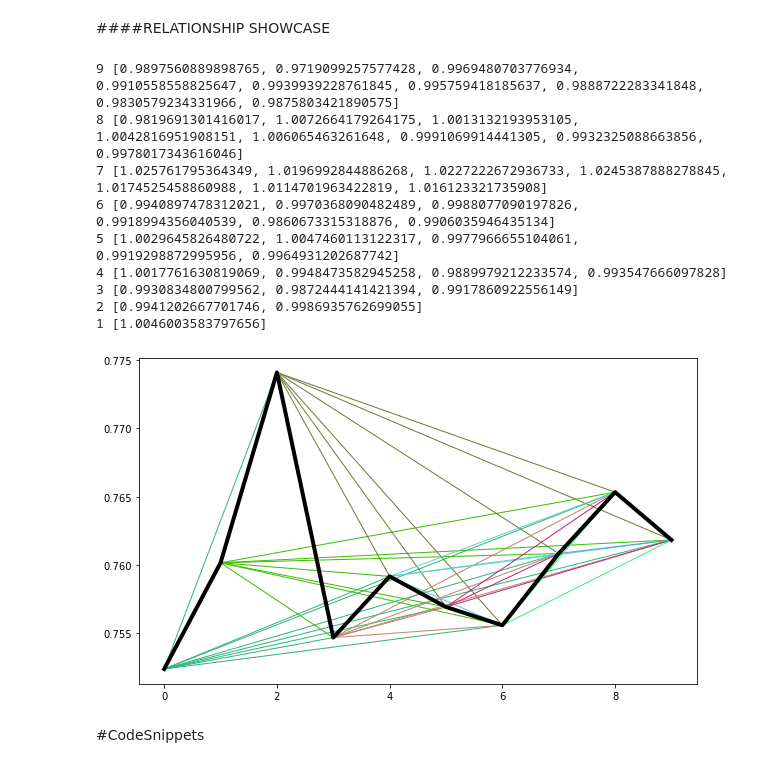
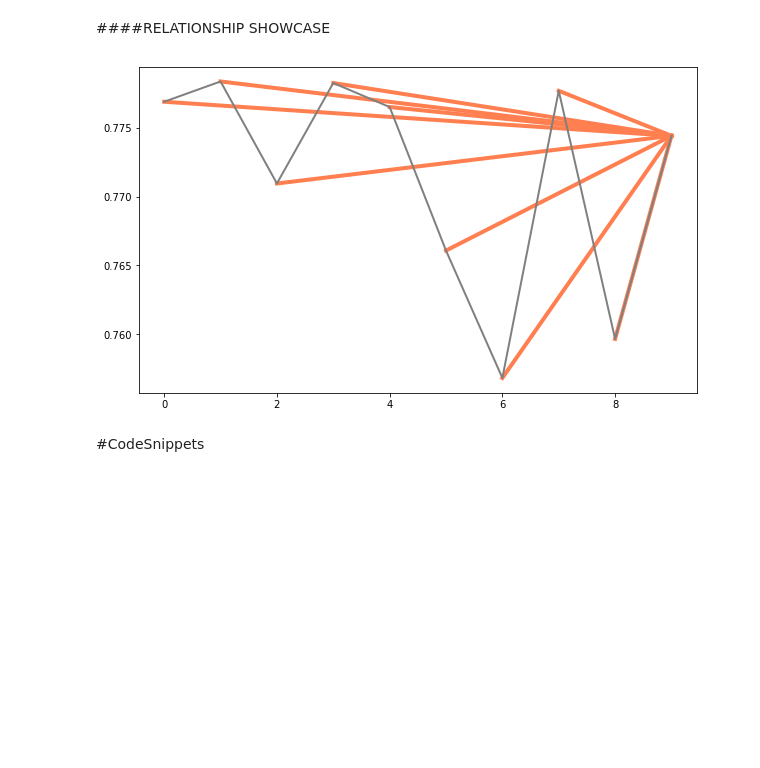
Before and after one commit to DanielSchussmann/Seminar, a Jupyter notebook: Seminar.ipynb, the cells around one changed output. Cells and saved outputs as stored; diff of their text form; code cells hidden in the pictures; blank space fills up the shorter version.

```diff
--- a/Seminar.ipynb
+++ b/Seminar.ipynb
@@ -26,34 +26,22 @@ $$ x_{2,4} = \sigma [\sum_{j=1}^{n_1}(w_{(1,j,4)}^T * x_{1,j}) +b_{2,4}] \\ $$
 ####RELATIONSHIP SHOWCASE
 # %%
 import numpy as np
+
 import matplotlib.pyplot as plt
-
 x = np.random.uniform(low=0.750, high=0.780, size=(10,))
 
 plt.figure(figsize=(10, 6))
-
-for j in range(len(x)-1):
-    temp = []
-    color=(np.random.random(), np.random.random(), np.random.random())
-    for i in range(j+1,len(x)):
-        temp.append(x[j]/x[i])
-        plt.plot([j,i],[x[j],x[i]], color=color, linewidth=1)
-    print(len(temp),temp)
-
-
-plt.plot(x,color='black',linewidth=4)
+def last_relation(x):
+    output = []
+    for j in range(0,len(x)-1):
+            output.append(x[-1]/x[j])
+            plt.plot([len(x)-1, j], [x[-1], x[j]], color='coral', linewidth=4)
+    return output
+last_relation(x)
+plt.plot(x,color='gray',linewidth=2)
 plt.show()
 # %% [output]
-9 [0.9897560889898765, 0.9719099257577428, 0.9969480703776934, 0.9910558558825647, 0.9939939228761845, 0.995759418185637, 0.9888722283341848, 0.9830579234331966, 0.9875803421890575]
-8 [0.9819691301416017, 1.0072664179264175, 1.0013132193953105, 1.0042816951908151, 1.006065463261648, 0.9991069914441305, 0.9932325088663856, 0.9978017343616046]
-7 [1.025761795364349, 1.0196992844886268, 1.0227222672936733, 1.0245387888278845, 1.0174525458860988, 1.0114701963422819, 1.016123321735908]
-6 [0.9940897478312021, 0.9970368090482489, 0.9988077090197826, 0.9918994356040539, 0.9860673315318876, 0.9906035946435134]
-5 [1.0029645826480722, 1.0047460113122317, 0.9977966655104061, 0.9919298872995956, 0.9964931202687742]
-4 [1.0017761630819069, 0.9948473582945258, 0.9889979212233574, 0.993547666097828]
-3 [0.9930834800799562, 0.9872444141421394, 0.9917860922556149]
-2 [0.9941202667701746, 0.9986935762699055]
-1 [1.0046003583797656]
-[figure, old version]
+[figure, new version]
 # %%
 def mean_movement(inputfile,columns):
     data = pd.read_csv(inputfile, usecols=columns)
```
Also changed, not shown: parts of 15 cells of this notebook.
